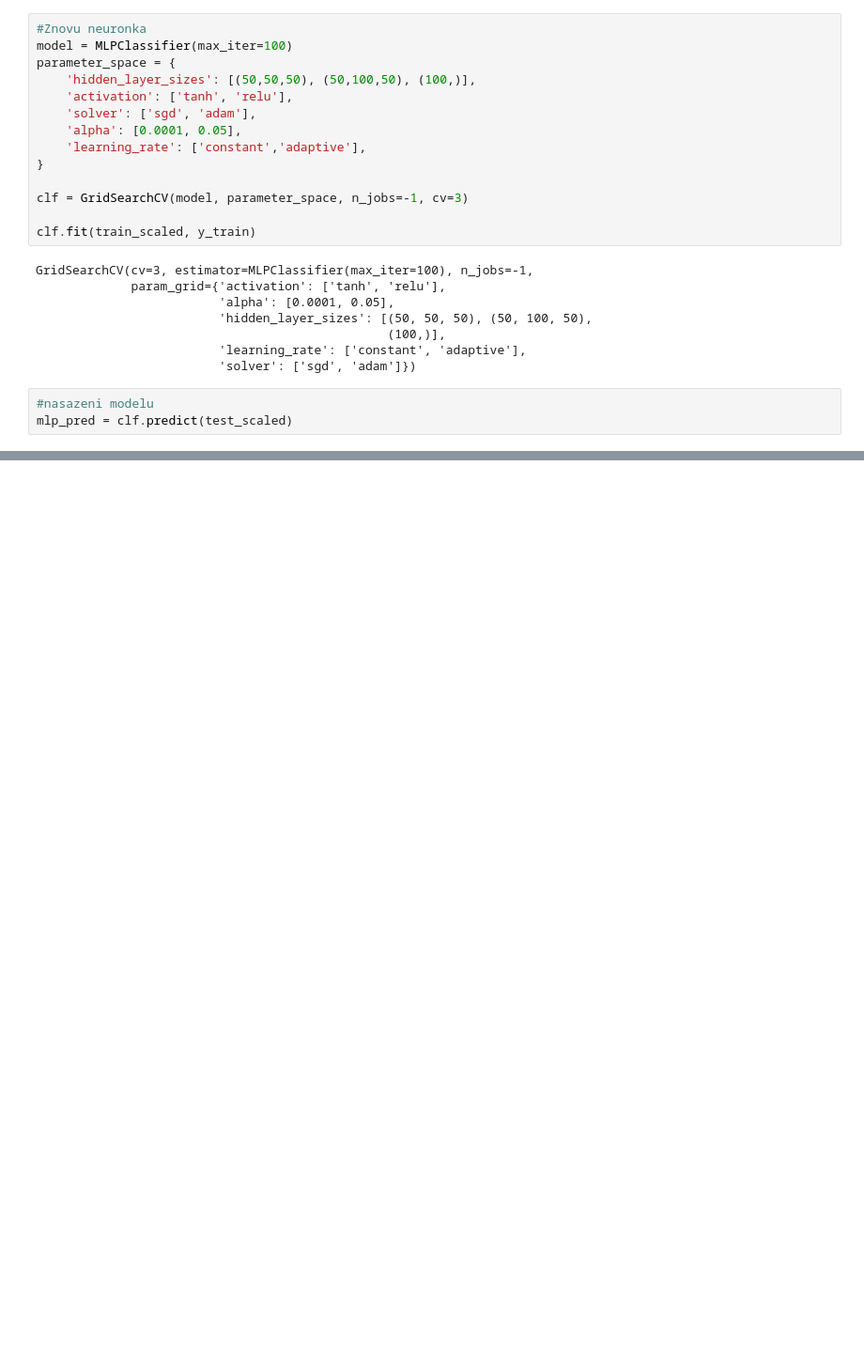
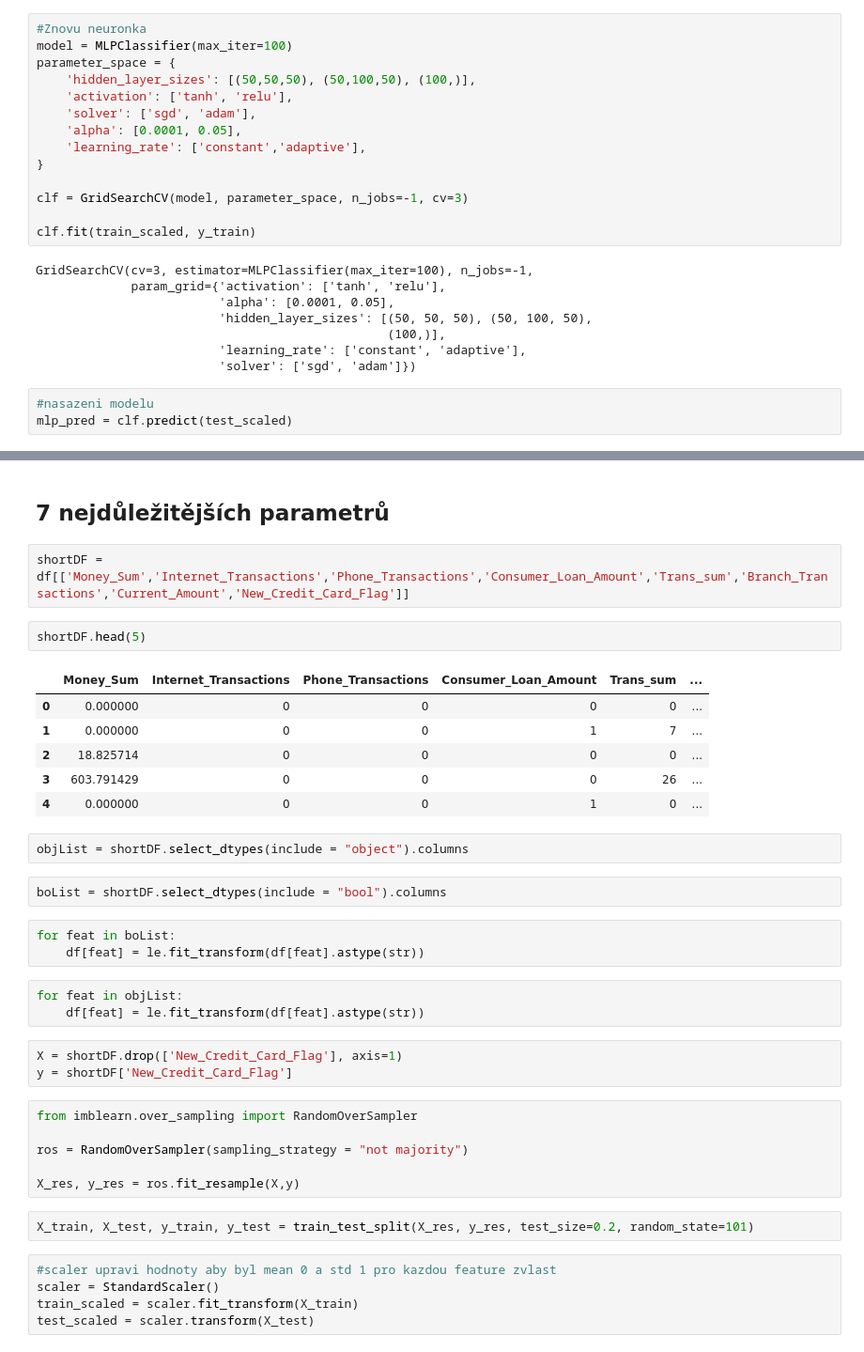
Before and after one commit to DAB-2021/Banking-prediction, a Jupyter notebook: BankModels.ipynb, the cells around one changed output, grey strips where cells are left out. Shown: that part at 94% size. Cells and saved outputs as stored; diff of their text form; blank space fills up the shorter version.

```diff
--- a/BankModels.ipynb
+++ b/BankModels.ipynb
@@ -376,0 +422,39 @@ plt.show()
+# %% [markdown]
+## 7 nejdůležitějších parametrů
+# %%
+shortDF = df[['Money_Sum','Internet_Transactions','Phone_Transactions','Consumer_Loan_Amount','Trans_sum','Branch_Transactions','Current_Amount','New_Credit_Card_Flag']]
+# %%
+shortDF.head(5)
+# %% [output]
+|  | Money_Sum | Internet_Transactions | Phone_Transactions | Consumer_Loan_Amount | Trans_sum | ... |
+| 0 | 0.000000 | 0 | 0 | 0 | 0 | ... |
+| 1 | 0.000000 | 0 | 0 | 1 | 7 | ... |
+| 2 | 18.825714 | 0 | 0 | 0 | 0 | ... |
+| 3 | 603.791429 | 0 | 0 | 0 | 26 | ... |
+| 4 | 0.000000 | 0 | 0 | 1 | 0 | ... |
+# %%
+objList = shortDF.select_dtypes(include = "object").columns
+# %%
+boList = shortDF.select_dtypes(include = "bool").columns
+# %%
+for feat in boList:
+    df[feat] = le.fit_transform(df[feat].astype(str))
+# %%
+for feat in objList:
+    df[feat] = le.fit_transform(df[feat].astype(str))
+# %%
+X = shortDF.drop(['New_Credit_Card_Flag'], axis=1)
+y = shortDF['New_Credit_Card_Flag']
+# %%
+from imblearn.over_sampling import RandomOverSampler
+
+ros = RandomOverSampler(sampling_strategy = "not majority")
+
+X_res, y_res = ros.fit_resample(X,y)
+# %%
+X_train, X_test, y_train, y_test = train_test_split(X_res, y_res, test_size=0.2, random_state=101)
+# %%
+#scaler upravi hodnoty aby byl mean 0 a std 1 pro kazdou feature zvlast
+scaler = StandardScaler()
+train_scaled = scaler.fit_transform(X_train)
+test_scaled = scaler.transform(X_test)
```
Also changed, not shown: parts of 31 cells of this notebook.
